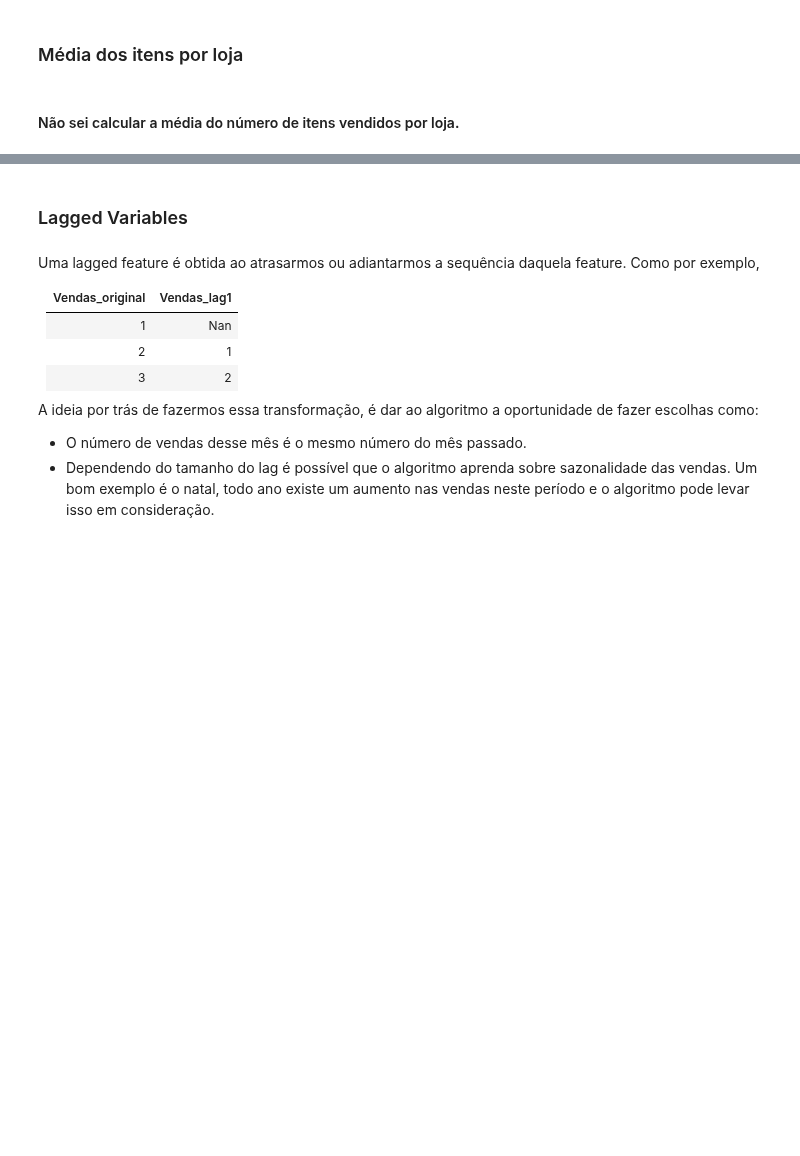
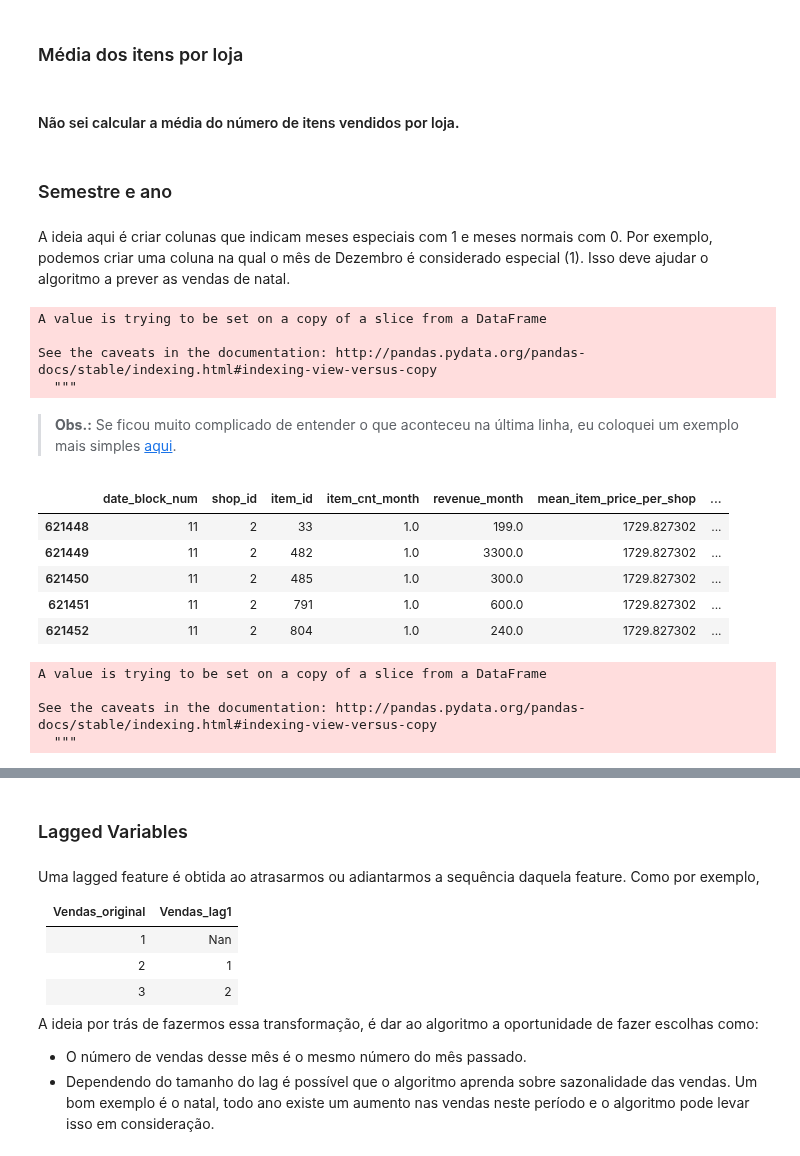
Before and after one commit to RGivisiez/Adv_ML, a Jupyter notebook: 2. Criando as features.ipynb, the cells around one changed output, grey strips where cells are left out. Cells and saved outputs as stored; diff of their text form; code cells hidden in the pictures; blank space fills up the shorter version.

```diff
--- a/2. Criando as features.ipynb
+++ b/2. Criando as features.ipynb
@@ -324,3 +324,41 @@ aux.rename(columns={'item_cnt_day':'item_cnt-(mean_shop_item)',
 aux.head()
 # %%
 train[(train.shop_id == 0) & (train.date_block_num == 0) & (train.item_id == 32)]['item_cnt_day']
+# %% [markdown]
+### Semestre e ano
+# %% [markdown]
+A ideia aqui é criar colunas que indicam meses especiais com 1 e meses normais com 0. Por exemplo, podemos criar uma coluna na qual o mês de Dezembro é considerado especial (1). Isso deve ajudar o algoritmo a prever as vendas de natal.
+# %%
+# Criando uma coluna com zeros.
+df_train_month['is_year'] = 0
+
+# Nos lugares onde o date_block_num for divisível por 12 colocamos o valor 1.
+df_train_month['is_year'][(df_train_month.date_block_num + 1) % 12 == 0]  = 1
+# %% [output]
+A value is trying to be set on a copy of a slice from a DataFrame
+
+See the caveats in the documentation: http://pandas.pydata.org/pandas-docs/stable/indexing.html#indexing-view-versus-copy
+  """
+# %% [markdown]
+> <a name="back3"></a> **Obs.:** Se ficou muito complicado de entender o que aconteceu na última linha, eu coloquei um exemplo mais simples [aqui](#mask).
+# %%
+# Checando se os valores foram substituidos corretamente.
+df_train_month[df_train_month.date_block_num == 11].head()
+# %% [output]
+|  | date_block_num | shop_id | item_id | item_cnt_month | revenue_month | mean_item_price_per_shop | ... |
+| 621448 | 11 | 2 | 33 | 1.0 | 199.0 | 1729.827302 | ... |
+| 621449 | 11 | 2 | 482 | 1.0 | 3300.0 | 1729.827302 | ... |
+| 621450 | 11 | 2 | 485 | 1.0 | 300.0 | 1729.827302 | ... |
+| 621451 | 11 | 2 | 791 | 1.0 | 600.0 | 1729.827302 | ... |
+| 621452 | 11 | 2 | 804 | 1.0 | 240.0 | 1729.827302 | ... |
+# %%
+# Criando uma coluna com zeros.
+df_train_month['is_semester'] = 0
+
+# Nos lugares onde o date_block_num for divisível por 12 colocamos o valor 1.
+df_train_month['is_semester'][(df_train_month.date_block_num + 1) % 6 == 0]  = 1
+# %% [output]
+A value is trying to be set on a copy of a slice from a DataFrame
+
+See the caveats in the documentation: http://pandas.pydata.org/pandas-docs/stable/indexing.html#indexing-view-versus-copy
+  """
```
Also changed, not shown: parts of 14 cells of this notebook.
